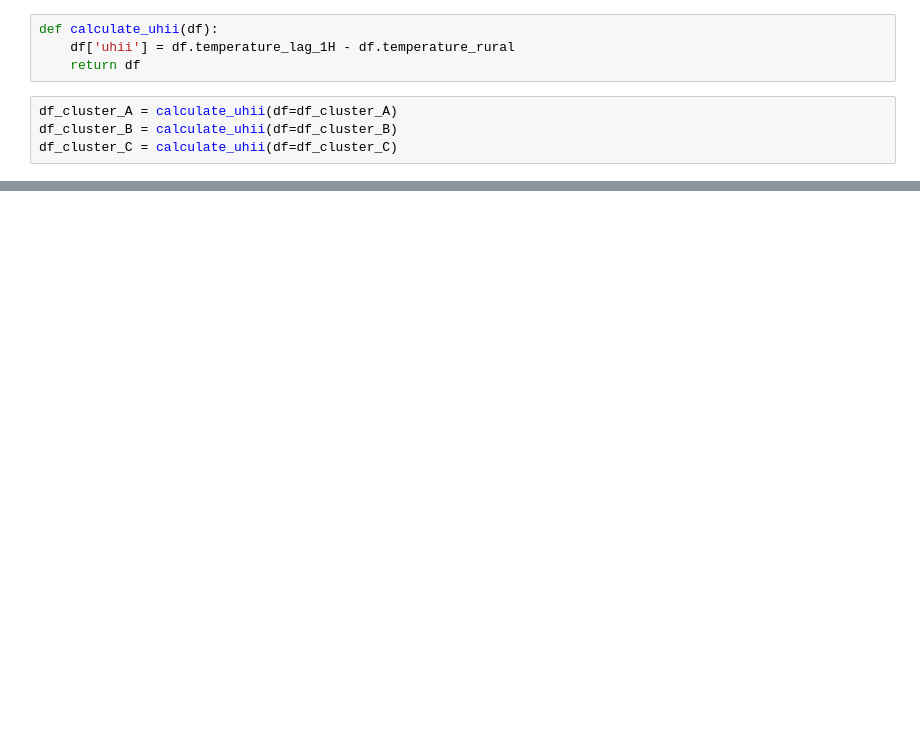
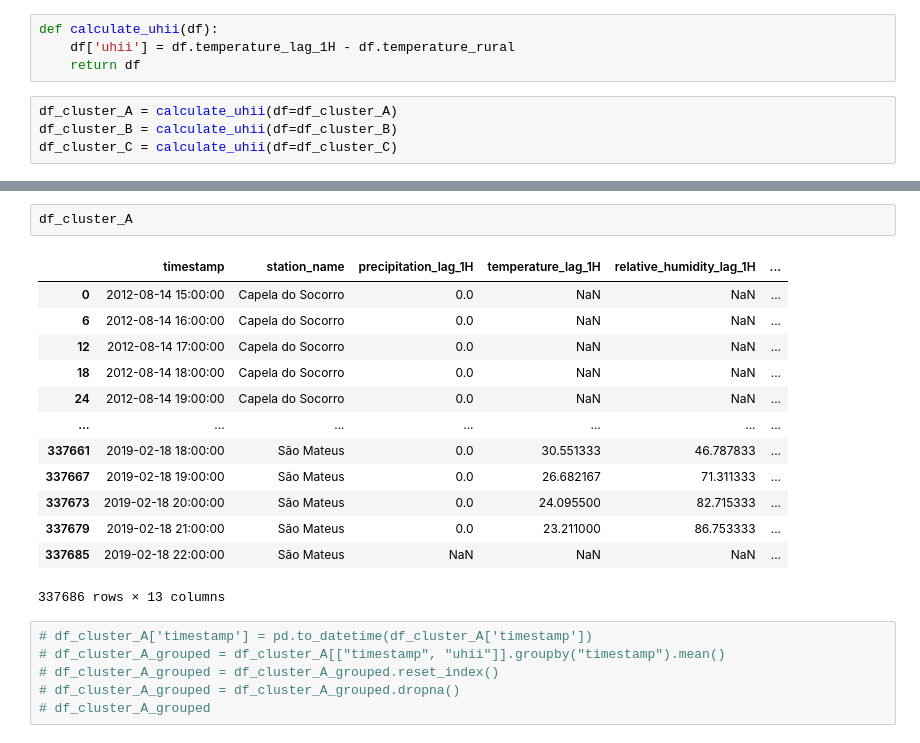
Before and after one commit to plbalmeida/ml-uhi, a Jupyter notebook: notebooks/2.0-eda.ipynb, the cells around one changed output, grey strips where cells are left out. Drawn from its saved outputs; the diff is of its cells as text; blank space fills up the shorter version.

```diff
--- a/notebooks/2.0-eda.ipynb
+++ b/notebooks/2.0-eda.ipynb
@@ -920,0 +1138,22 @@ plots_quant(df_cluster_C, "Cluster C")
+# %%
+df_cluster_A
+# %% [output]
+|  | timestamp | station_name | precipitation_lag_1H | temperature_lag_1H | relative_humidity_lag_1H | ... |
+| 0 | 2012-08-14 15:00:00 | Capela do Socorro | 0.0 | NaN | NaN | ... |
+| 6 | 2012-08-14 16:00:00 | Capela do Socorro | 0.0 | NaN | NaN | ... |
+| 12 | 2012-08-14 17:00:00 | Capela do Socorro | 0.0 | NaN | NaN | ... |
+| 18 | 2012-08-14 18:00:00 | Capela do Socorro | 0.0 | NaN | NaN | ... |
+| 24 | 2012-08-14 19:00:00 | Capela do Socorro | 0.0 | NaN | NaN | ... |
+| ... | ... | ... | ... | ... | ... | ... |
+| 337661 | 2019-02-18 18:00:00 | São Mateus | 0.0 | 30.551333 | 46.787833 | ... |
+| 337667 | 2019-02-18 19:00:00 | São Mateus | 0.0 | 26.682167 | 71.311333 | ... |
+| 337673 | 2019-02-18 20:00:00 | São Mateus | 0.0 | 24.095500 | 82.715333 | ... |
+| 337679 | 2019-02-18 21:00:00 | São Mateus | 0.0 | 23.211000 | 86.753333 | ... |
+| 337685 | 2019-02-18 22:00:00 | São Mateus | NaN | NaN | NaN | ... |
+337686 rows × 13 columns
+# %%
+# df_cluster_A['timestamp'] = pd.to_datetime(df_cluster_A['timestamp'])
+# df_cluster_A_grouped = df_cluster_A[["timestamp", "uhii"]].groupby("timestamp").mean()
+# df_cluster_A_grouped = df_cluster_A_grouped.reset_index()
+# df_cluster_A_grouped = df_cluster_A_grouped.dropna()
+# df_cluster_A_grouped
```
Also changed, not shown: parts of 22 cells of this notebook.
